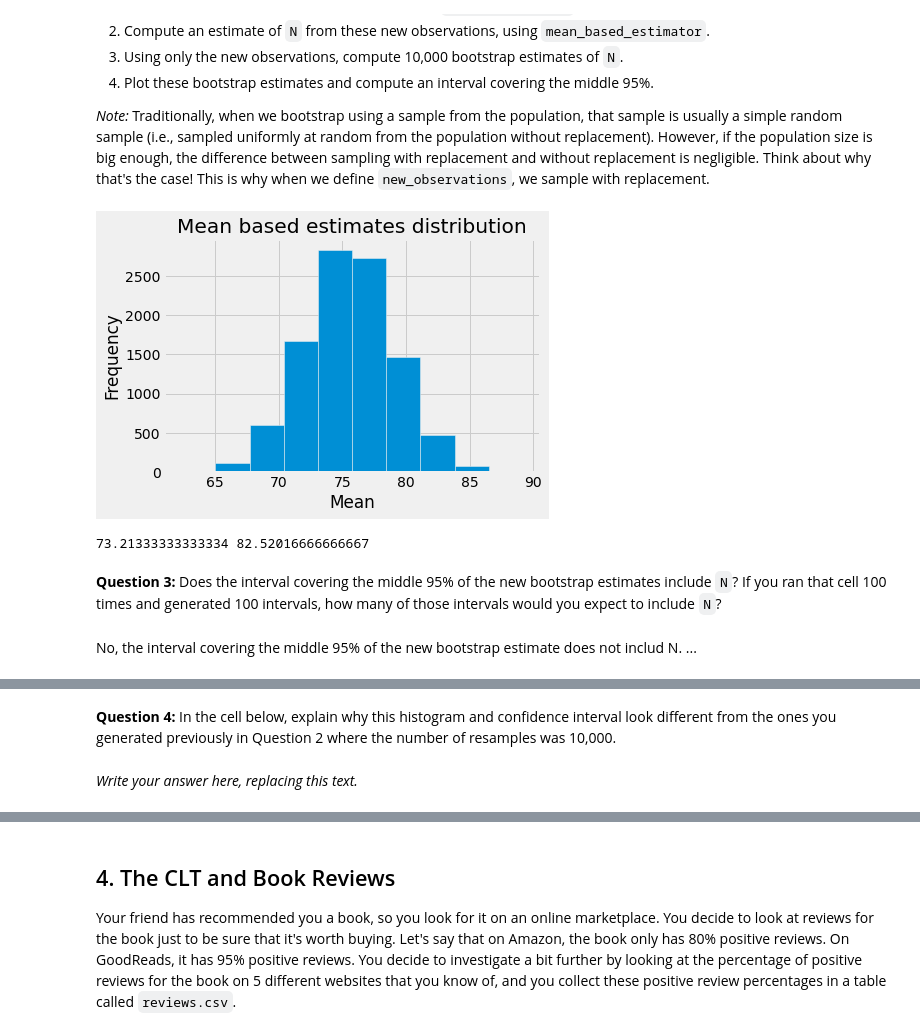
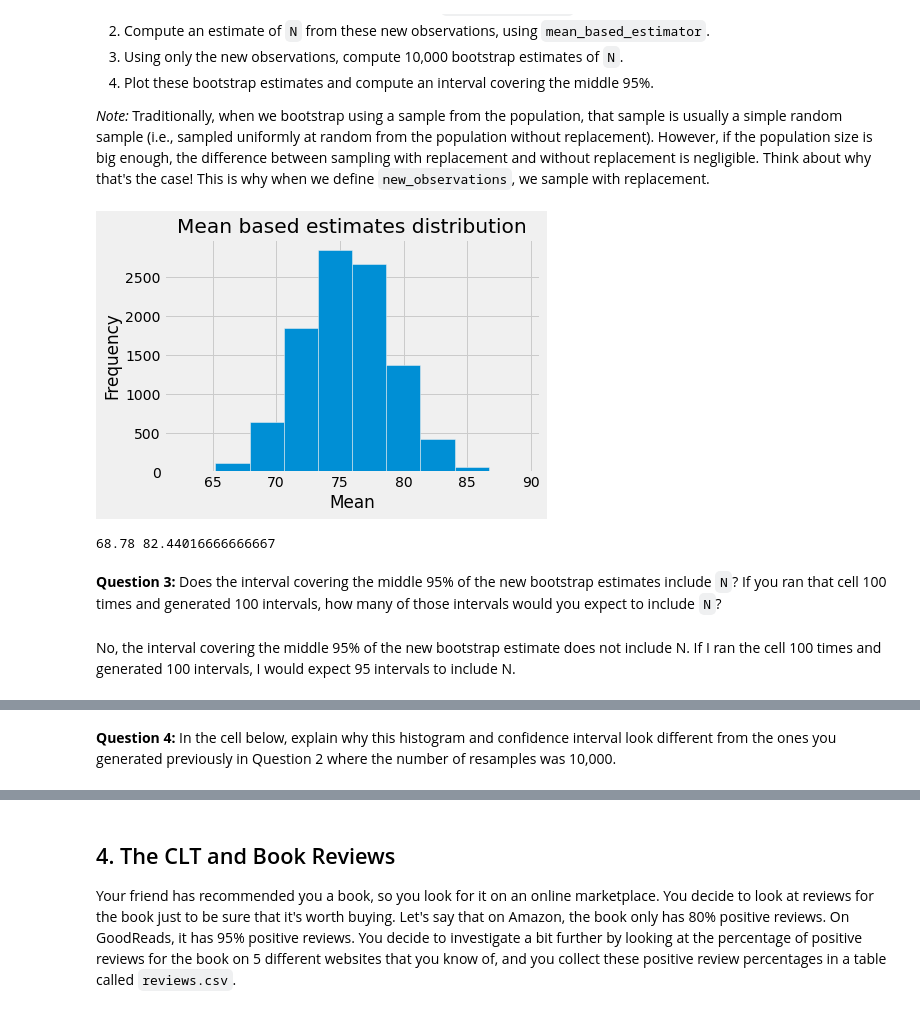
Before and after one commit to prabinspkt/data-science-f20, a Jupyter notebook: Lab 13/Lab 13 - November 5.ipynb, the cells around one changed output, grey strips where cells are left out. Cells and saved outputs as stored; diff of their text form; code cells hidden in the pictures.

```diff
--- a/Lab 13/Lab 13 - November 5.ipynb
+++ b/Lab 13/Lab 13 - November 5.ipynb
@@ -278,21 +287,20 @@ Middle 95% of bootstrap estimates: 2.5 97.5
 # %%
 data = {'serial number':np.arange(1, 150+1) }
 population = pd.DataFrame(data)
 
 new_bootstrap_mean_based_estimates = sample_estimates(population, mean_statistic, 10000)
 plot_hist(new_bootstrap_mean_based_estimates, "Mean based estimates distribution", "Mean", "Frequency")
 
-left_point = np.quantile(new_bootstrap_mean_based_estimates, 0.25)
+left_point = np.quantile(new_bootstrap_mean_based_estimates, 0.025)
 right_point = np.quantile(new_bootstrap_mean_based_estimates, 0.975)
 print(left_point, right_point)
 # %% [output]
-[figure, old version]
+[figure, new version]
-73.21333333333334 82.52016666666667
+68.78 82.44016666666667
 # %% [markdown]
 **Question 3:** Does the interval covering the middle 95% of the new bootstrap estimates include `N`?  If you ran that cell 100 times and generated 100 intervals, how many of those intervals would you expect to include `N`?
 # %% [markdown]
-No, the interval covering the middle 95% of the new bootstrap estimate does not includ N.
-...
+No, the interval covering the middle 95% of the new bootstrap estimate does not include N. If I ran the cell 100 times and generated 100 intervals, I would expect 95 intervals to include N.
 # %% [markdown]
 Let's look at what happens when we use a small number of resamples:
 
@@ -301,5 +309,3 @@ Let's look at what happens when we use a small number of resamples:
 This histogram and confidence interval was generated using 10 resamples of `new_observations`.
 # %% [markdown]
 **Question 4:** In the cell below, explain why this histogram and confidence interval look different from the ones you generated previously in Question 2 where the number of resamples was 10,000.
-# %% [markdown]
-*Write your answer here, replacing this text.*
```
Also changed, not shown: parts of 9 cells of this notebook, 3 other files.
